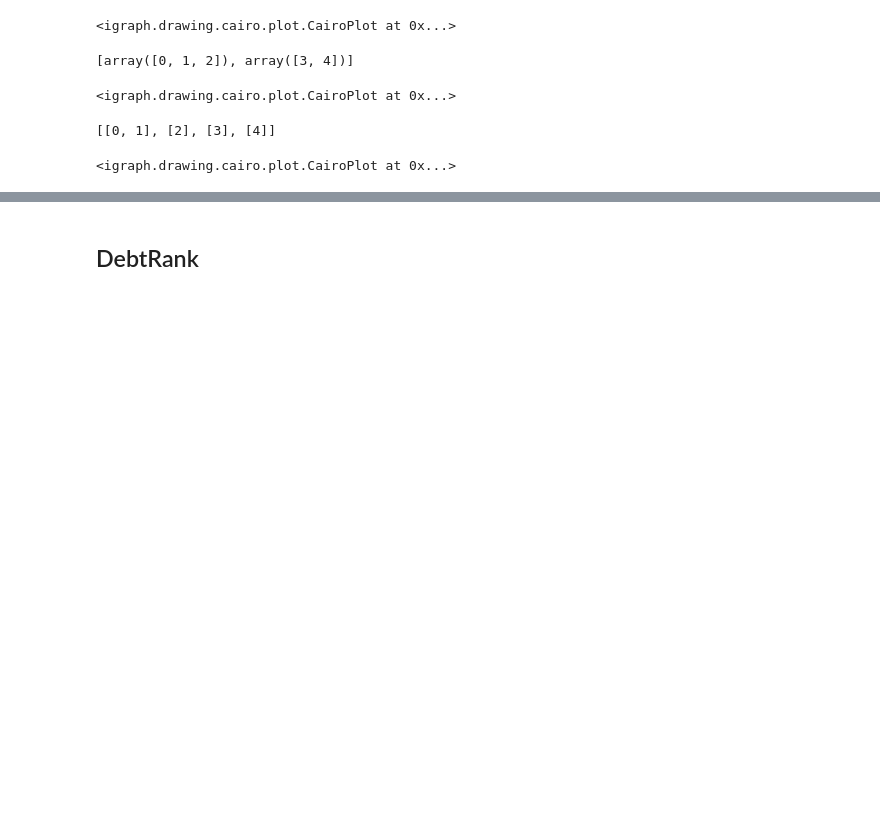
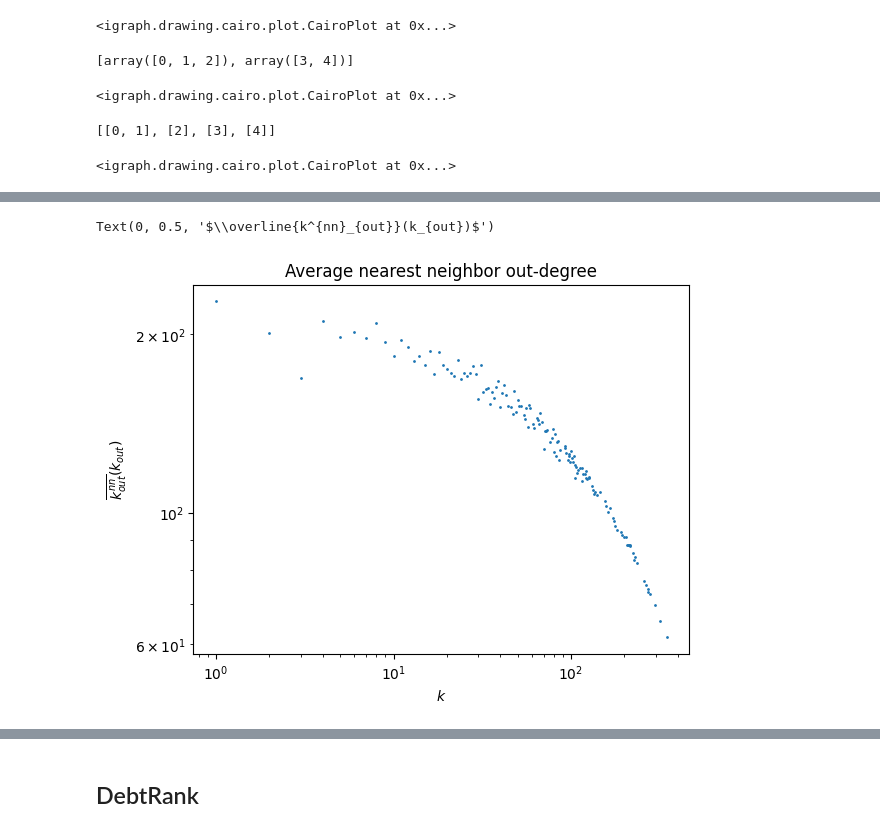
Before and after one commit to DavidDobas/Renormalization-Network-Reconstruction, a Jupyter notebook: Renormalizable model.ipynb, the cells around one changed output, grey strips where cells are left out. Drawn from its saved outputs; the diff is of its cells as text; code cells hidden in the pictures; blank space fills up the shorter version.

```diff
--- a/Renormalizable model.ipynb
+++ b/Renormalizable model.ipynb
@@ -92,0 +120,12 @@ ig.plot(g_coarse_grained2, vertex_label=g_coarse_grained2.vs.indices, edge_label
+# %%
+from matplotlib import pyplot as plt
+_, annd_k_out = network_properties.annd(graph, mode='out')
+plt.scatter(range(1, len(annd_k_out)+1), annd_k_out, s=1)
+plt.xscale('log')
+plt.yscale('log')
+plt.title('Average nearest neighbor out-degree')
+plt.xlabel(r'$k$')
+plt.ylabel(r'$\overline{k^{nn}_{out}}(k_{out})$')
+# %% [output]
+Text(0, 0.5, '$\\overline{k^{nn}_{out}}(k_{out})$')
+[figure, added]
```
Also changed, not shown: parts of 12 cells of this notebook, 2 other files.
